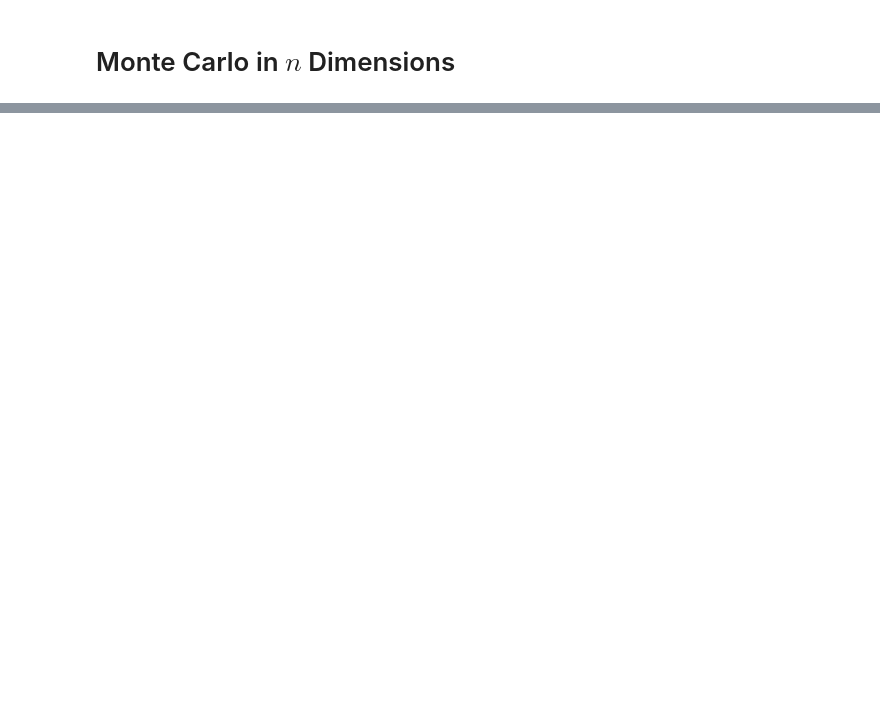
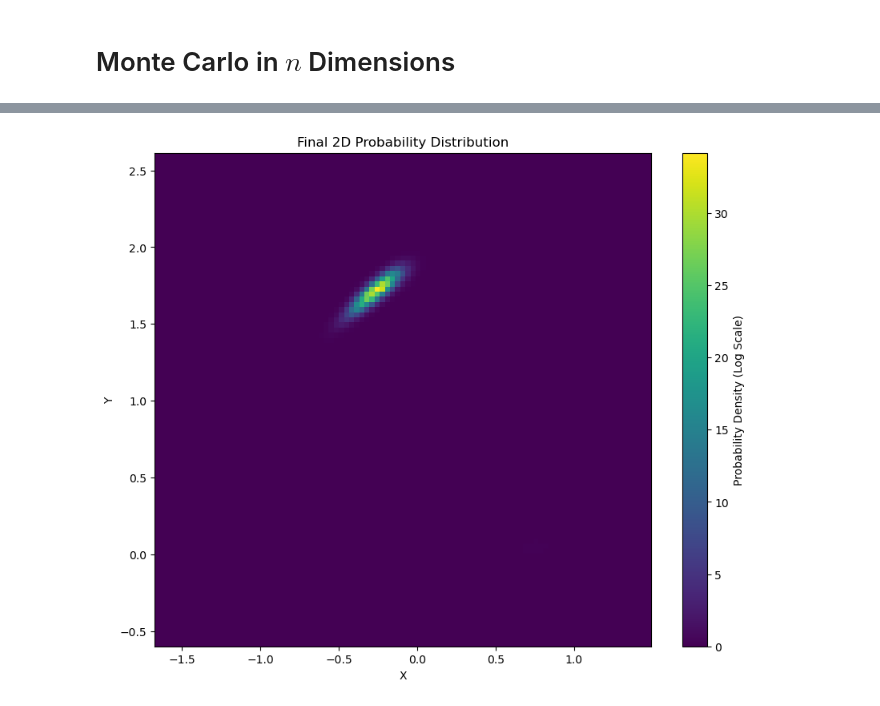
Before and after one commit to abrahmasandra/MENG255UmbrellaSampling, a Jupyter notebook: umbsampling_2d.ipynb, the cells around one changed output, grey strips where cells are left out. Cells and saved outputs as stored; diff of their text form; code cells hidden in the pictures; blank space fills up the shorter version.

Commit message:
2d broken 1d okay but only for the small potential simple

```diff
--- a/umbsampling_2d.ipynb
+++ b/umbsampling_2d.ipynb
@@ -435,5 +442,5 @@ plot_sample_distribution(
 # %%
-def create_heatmap_frame(samples, x_range, y_range, resolution=100, title="Sample Distribution", vmin=None, vmax=None):
+def create_samples_heatmap_frame(samples, x_range, y_range, resolution=100, title="Sample Distribution", vmin=None, vmax=None):
     """
     Create a heatmap frame for the given samples with standardized color scale.
 
@@ -495,7 +502,7 @@ frames = []
 for index in np.ndindex(*([Nwindows] * dimensions)):
     current_samples = samples[index]
 
-    frame = create_heatmap_frame(
+    frame = create_samples_heatmap_frame(
         current_samples,
         x_range,
         y_range,
@@ -515,0 +525,22 @@ frames[0].save('sample_distribution_heatmap_animation.gif',
+# %%
+def plot_2d_probability_distribution(P, bin_centers_grid, x_range, y_range, title="Probability Distribution (Log Scale)"):
+    fig, ax = plt.subplots(figsize=(10, 8))
+
+    # Extract x and y coordinates from bin_centers_grid
+    X, Y = bin_centers_grid
+
+    # Plot the heatmap
+    im = ax.pcolormesh(X, Y, P, cmap='viridis', shading='auto')
+
+    # Add colorbar
+    cbar = plt.colorbar(im)
+    cbar.set_label('Probability Density (Log Scale)')
+
+    # Customize the plot
+    ax.set_title(title)
+    ax.set_xlabel("X")
+    ax.set_ylabel("Y")
+    ax.set_xlim(x_range)
+    ax.set_ylim(y_range)
+
+    plt.show()
@@ -515,0 +624,2 @@ frames[0].save('sample_distribution_heatmap_animation.gif',
+# %%
+P_history, bin_centers_grid, bin_edges = WHAM_nD(samples=samples, biases=bias_functions, V=muller_brown_potential, beta=beta, num_bins=[97, 96], dimensions=2, max_iters=99)
@@ -515,0 +644,18 @@ frames[0].save('sample_distribution_heatmap_animation.gif',
+# %%
+# Extract the final probability distribution (last iteration)
+P_final = P_history[-1]
+
+# Define x and y ranges for plotting
+x_range = (bin_edges[0][0], bin_edges[0][-1])
+y_range = (bin_edges[1][0], bin_edges[1][-1])
+
+# Plot the final 2D probability distribution
+plot_2d_probability_distribution(
+    P=P_history[-1],
+    bin_centers_grid=bin_centers_grid,
+    x_range=x_range,
+    y_range=y_range,
+    title="Final 2D Probability Distribution"
+)
+# %% [output]
+[figure, added]
```
Also changed, not shown: parts of 19 cells of this notebook, 1 other file.
